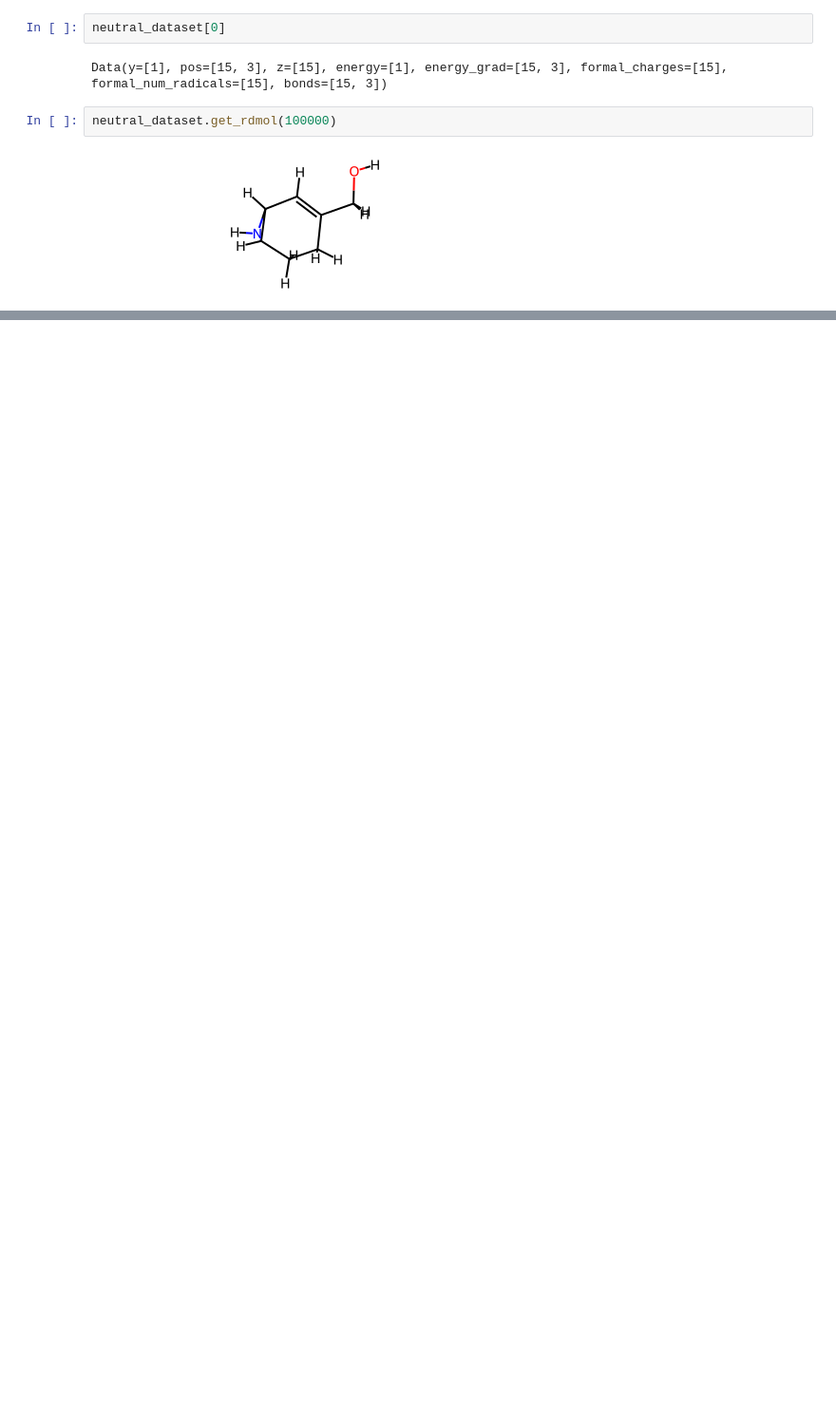
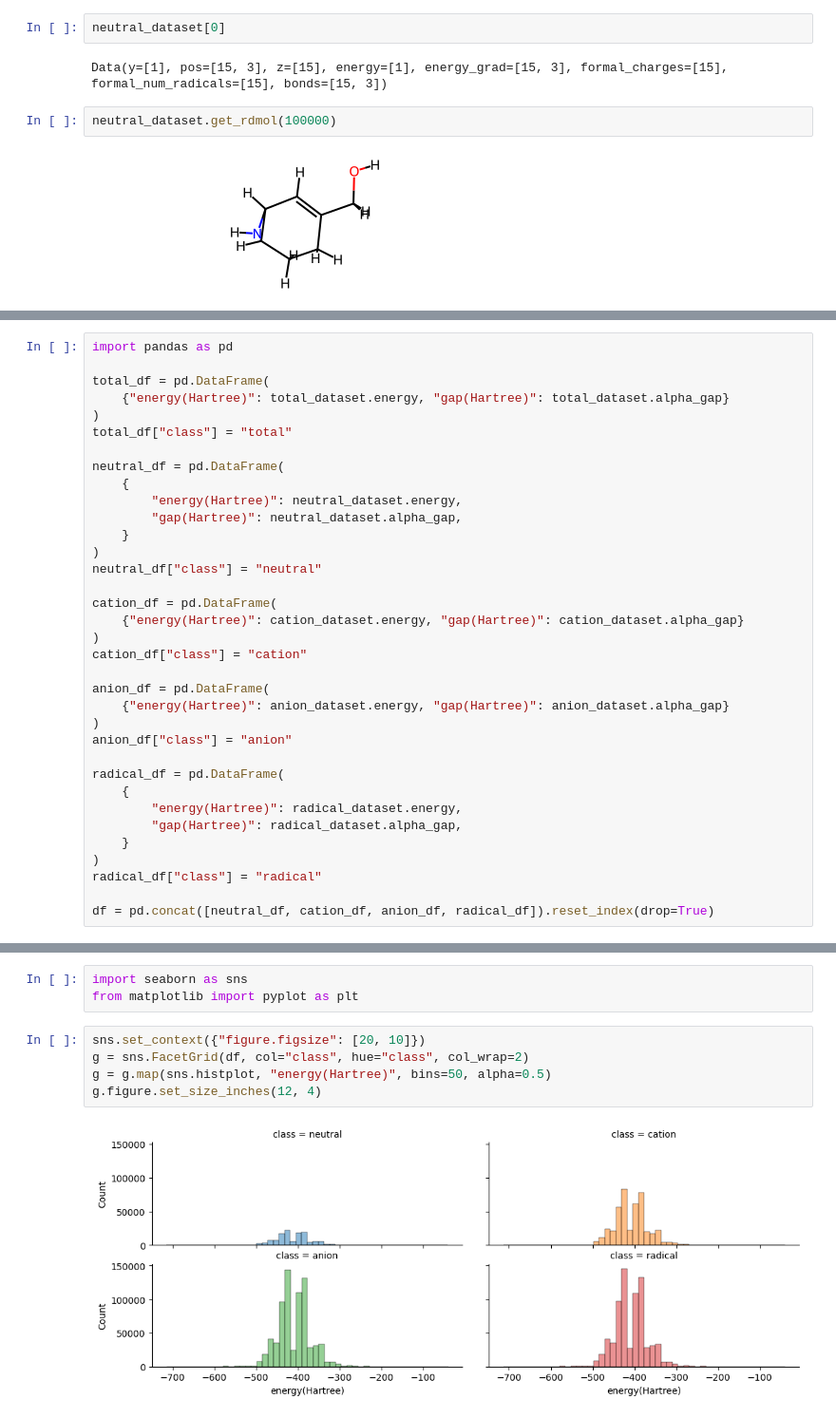
Before and after one commit to gentle1999/qm9star_query, a Jupyter notebook: tutorial/3-create_dataset.ipynb, the cells around one changed output, grey strips where cells are left out. Shown at 95% size. Saved outputs shown, nothing was run; the diff lists cells and outputs as text; blank space fills up the shorter version.

```diff
--- a/tutorial/3-create_dataset.ipynb
+++ b/tutorial/3-create_dataset.ipynb
@@ -38,0 +275,35 @@ neutral_dataset.get_rdmol(100000)
+# %%
+import pandas as pd
+
+total_df = pd.DataFrame(
+    {"energy(Hartree)": total_dataset.energy, "gap(Hartree)": total_dataset.alpha_gap}
+)
+total_df["class"] = "total"
+
+neutral_df = pd.DataFrame(
+    {
+        "energy(Hartree)": neutral_dataset.energy,
+        "gap(Hartree)": neutral_dataset.alpha_gap,
+    }
+)
+neutral_df["class"] = "neutral"
+
+cation_df = pd.DataFrame(
+    {"energy(Hartree)": cation_dataset.energy, "gap(Hartree)": cation_dataset.alpha_gap}
+)
+cation_df["class"] = "cation"
+
+anion_df = pd.DataFrame(
+    {"energy(Hartree)": anion_dataset.energy, "gap(Hartree)": anion_dataset.alpha_gap}
+)
+anion_df["class"] = "anion"
+
+radical_df = pd.DataFrame(
+    {
+        "energy(Hartree)": radical_dataset.energy,
+        "gap(Hartree)": radical_dataset.alpha_gap,
+    }
+)
+radical_df["class"] = "radical"
+
+df = pd.concat([neutral_df, cation_df, anion_df, radical_df]).reset_index(drop=True)
@@ -38,0 +326,10 @@ neutral_dataset.get_rdmol(100000)
+# %%
+import seaborn as sns
+from matplotlib import pyplot as plt
+# %%
+sns.set_context({"figure.figsize": [20, 10]})
+g = sns.FacetGrid(df, col="class", hue="class", col_wrap=2)
+g = g.map(sns.histplot, "energy(Hartree)", bins=50, alpha=0.5)
+g.figure.set_size_inches(12, 4)
+# %% [output]
+[figure, added]
```
Also changed, not shown: parts of 17 cells of this notebook, 15 other files.
